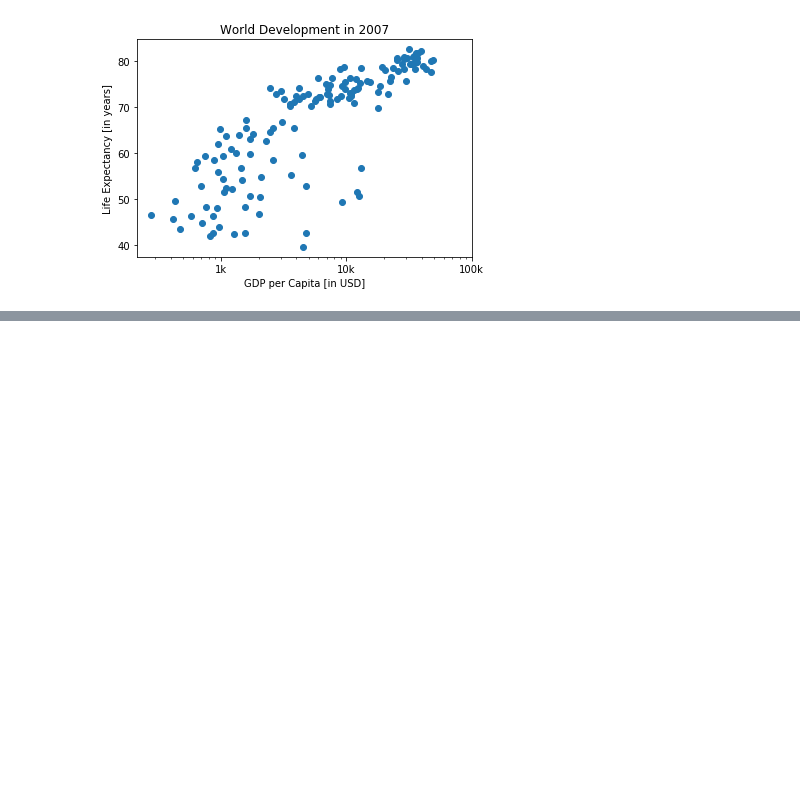
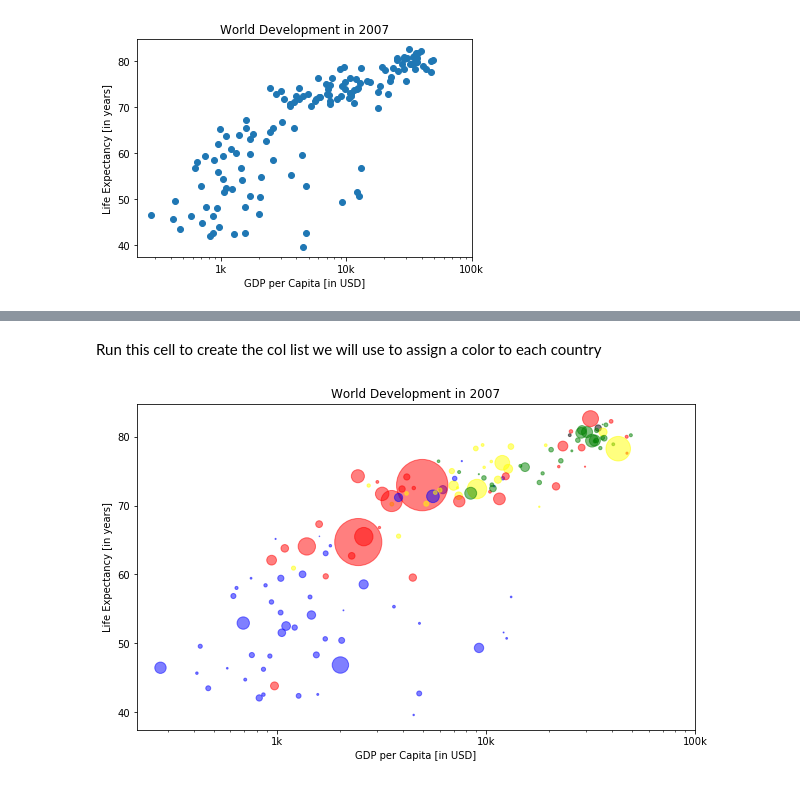
Before and after one commit to Illinoisgov/PUG, a Jupyter notebook: 1.0 Beginner/1.31-Matplotlib-Solutions.ipynb, the cells around one changed output, grey strips where cells are left out. Cells and saved outputs as stored; diff of their text form; code cells hidden in the pictures; blank space fills up the shorter version.

```diff
--- a/1.0 Beginner/1.31-Matplotlib-Solutions.ipynb
+++ b/1.0 Beginner/1.31-Matplotlib-Solutions.ipynb
@@ -258,0 +353,35 @@ plt.show()
+# %% [markdown]
+Run this cell to create the col list we will use to assign a color to each country
+# %%
+# create a color for each country in a dictionary - this material will be covered at a later date
+dict = {
+    'Asia':'red',
+    'Europe':'green',
+    'Africa':'blue',
+    'Americas':'yellow',
+    'Oceania':'black'
+}
+
+# assign the following colors based on country to the dataframe
+df['colors'] = df['cont'].map(dict)
+
+# create a list from colors
+col = df['colors'].values.tolist()
+# %%
+# resize the image with ...
+plt.rcParams['figure.figsize'] = (10,6)
+# %%
+# Specify c and alpha inside plt.scatter()
+plt.scatter(x=gdp_cap, y=life_exp, s=np_pop2, c=col, alpha=0.5)
+
+# Previous customizations
+plt.xscale('log')
+plt.xlabel('GDP per Capita [in USD]')
+plt.ylabel('Life Expectancy [in years]')
+plt.title('World Development in 2007')
+plt.xticks([1000,10000,100000], ['1k','10k','100k'])
+
+# Show the plot
+plt.show()
+# %% [output]
+[figure, added]
```
Also changed, not shown: parts of 31 cells of this notebook, 32 other files.
